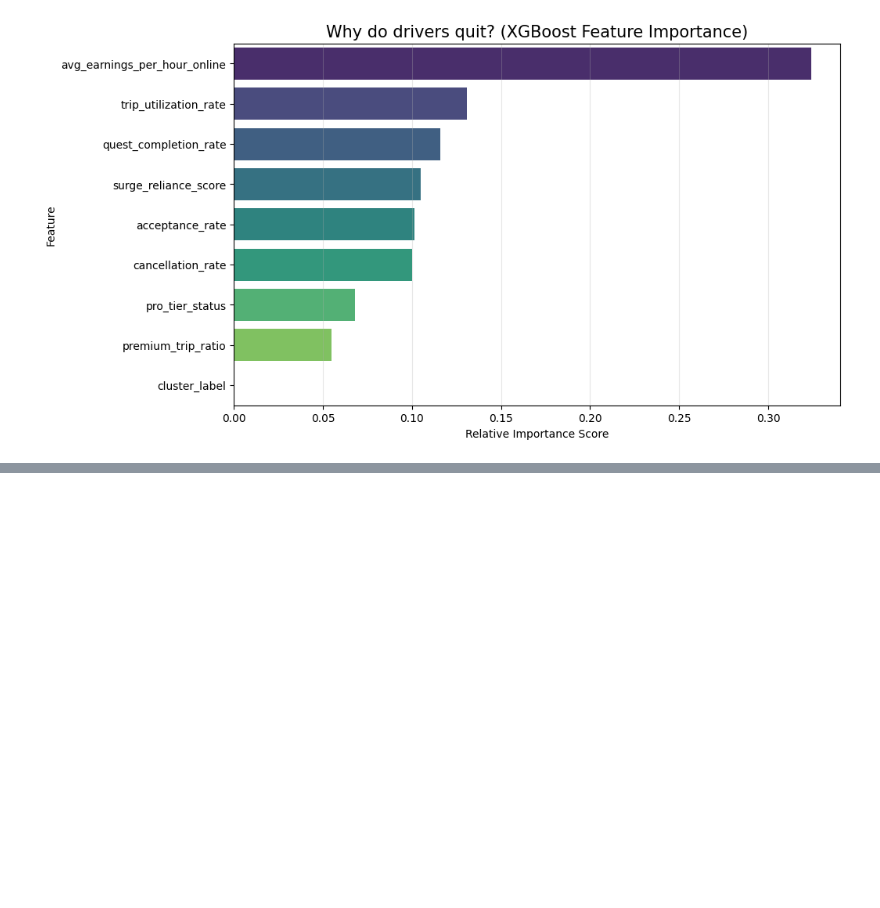
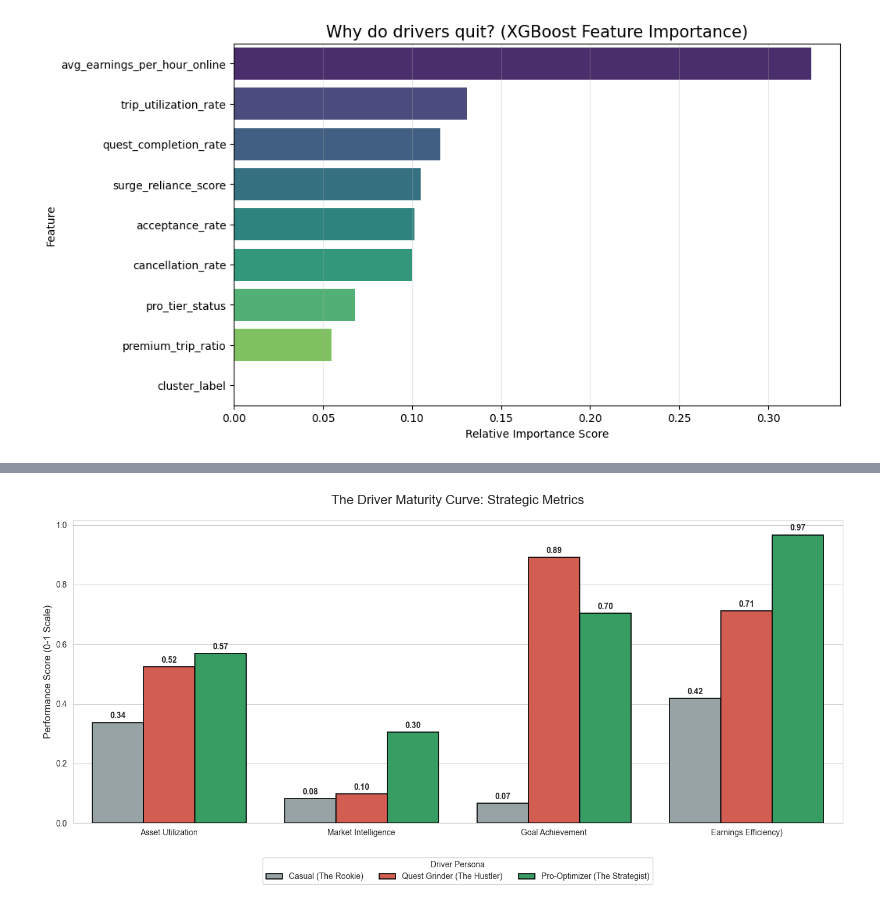
Before and after one commit to burhanhajee/uber-cohort-analysis, a Jupyter notebook: notebooks/03_model_analysis_and_storytelling.ipynb, the cells around one changed output, grey strips where cells are left out. Drawn from its saved outputs; the diff is of its cells as text; code cells hidden in the pictures; blank space fills up the shorter version.

```diff
--- a/notebooks/03_model_analysis_and_storytelling.ipynb
+++ b/notebooks/03_model_analysis_and_storytelling.ipynb
@@ -331,0 +340,87 @@ The default of observed=False is deprecated and will be changed to True in a fut
+# %%
+# 1. Prepare the Data
+# We compare Casual (0), Quest Grinder (3), and Pro-Optimizer (1)
+target_clusters = [0, 1, 3]
+df_gap = df[df['cluster_label'].isin(target_clusters)].copy()
+
+# Map labels to names for readability
+cluster_names = {
+    0: 'Casual (The Rookie)',
+    3: 'Quest Grinder (The Hustler)',
+    1: 'Pro-Optimizer (The Strategist)'
+}
+df_gap['Persona'] = df_gap['cluster_label'].map(cluster_names)
+
+# 2. Select Strategic Metrics
+# Added 'surge_reliance_score' back
+metrics_to_compare = [
+    'trip_utilization_rate',       # Effort: Are they staying busy?
+    'surge_reliance_score',        # Skill: Are they driving at the right time?
+    'quest_completion_rate',       # Drive: Are they hitting their targets?
+    'avg_earnings_per_hour_online' # Outcome: Are they making money?
+]
+
+# Normalize earnings for the chart (0-1 scale)
+df_gap['normalized_earnings'] = df_gap['avg_earnings_per_hour_online'] / df_gap['avg_earnings_per_hour_online'].max()
+
+# Update list to use normalized version
+plot_metrics = ['trip_utilization_rate', 'surge_reliance_score', 'quest_completion_rate', 'normalized_earnings']
+
+# Melt for plotting
+df_melted = df_gap.melt(
+    id_vars=['Persona'],
+    value_vars=plot_metrics,
+    var_name='Metric',
+    value_name='Score'
+)
+
+# Friendly Labels - Including Market Intelligence
+metric_labels = {
+    'trip_utilization_rate': 'Asset Utilization',
+    'surge_reliance_score': 'Market Intelligence',
+    'quest_completion_rate': 'Goal Achievement',
+    'normalized_earnings': 'Earnings Efficiency)'
+}
+df_melted['Metric'] = df_melted['Metric'].map(metric_labels)
+
+# 3. Create the Chart
+plt.figure(figsize=(14, 7))
+sns.set_style("whitegrid")
+
+# Palette
+palette = {
+    'Casual (The Rookie)': '#95A5A6',
+    'Quest Grinder (The Hustler)': '#E74C3C',
+    'Pro-Optimizer (The Strategist)': '#27AE60'
+}
+
+ax = sns.barplot(
+    data=df_melted,
+    x='Metric',
+    y='Score',
+    hue='Persona',
+    palette=palette,
+    edgecolor='black',
+    linewidth=1.2,
+    errorbar=None
+)
+
+# Add value labels
+for p in ax.patches:
+    if p.get_height() > 0:
+        ax.annotate(f'{p.get_height():.2f}',
+                    (p.get_x() + p.get_width() / 2., p.get_height()),
+                    ha='center', va='center',
+                    xytext=(0, 8),
+                    textcoords='offset points',
+                    fontsize=10, weight='bold')
+
+plt.title('The Driver Maturity Curve: Strategic Metrics', fontsize=16, pad=20)
+plt.xlabel('')
+plt.ylabel('Performance Score (0-1 Scale)', fontsize=12)
+plt.legend(title='Driver Persona', loc='upper center', bbox_to_anchor=(0.5, -0.1), ncol=3)
+plt.tight_layout()
+
+plt.show()
+# %% [output]
+[figure, added]
```
Also changed, not shown: parts of 6 cells of this notebook, 11 other files.
